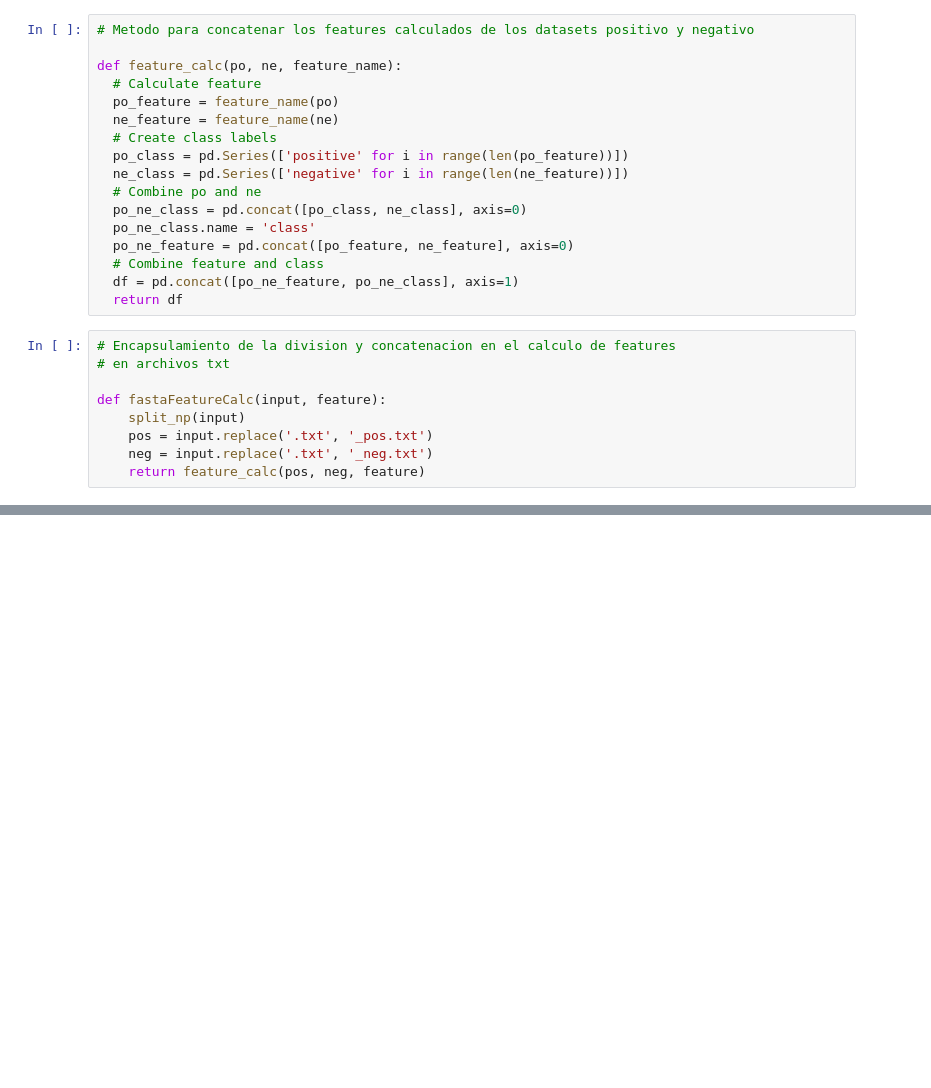
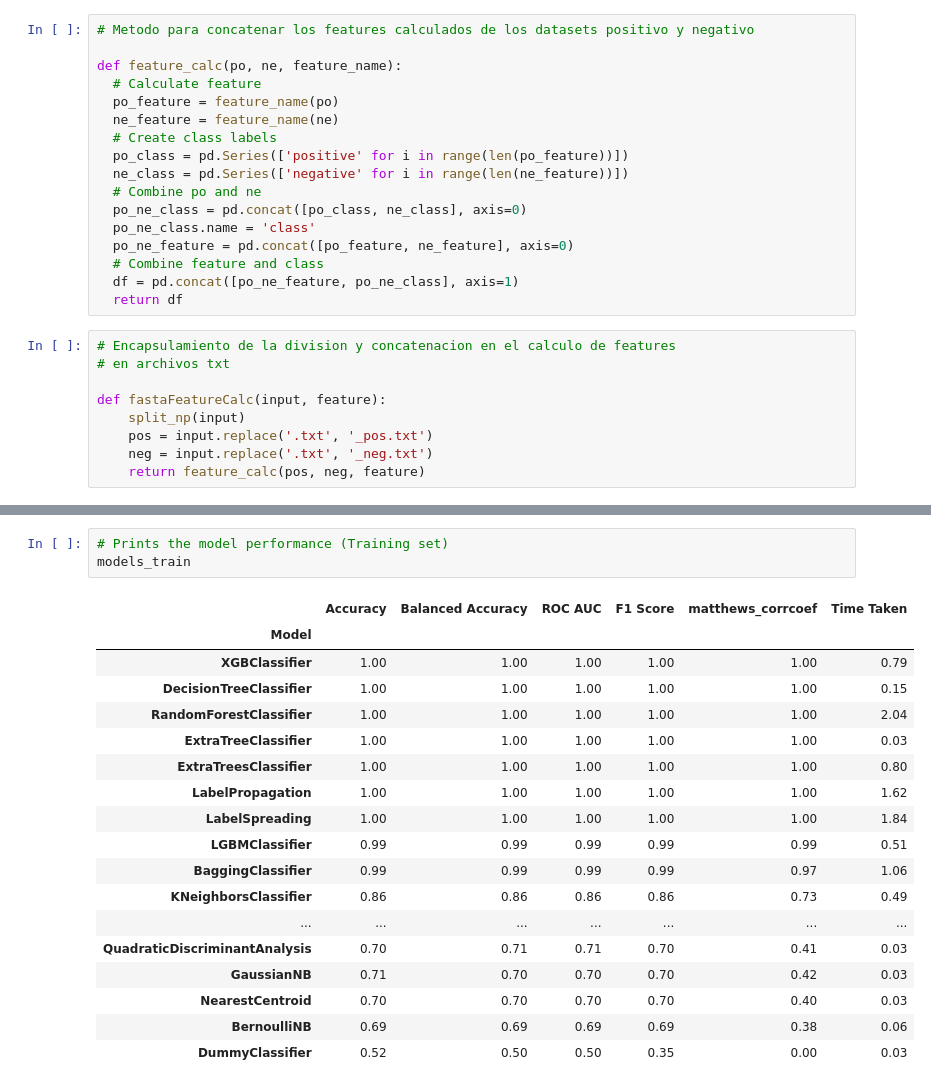
Before and after one commit to chrislara01/AMP, a Jupyter notebook: proc.ipynb, the cells around one changed output, grey strips where cells are left out. Drawn from its saved outputs; the diff is of its cells as text; blank space fills up the shorter version.

```diff
--- a/proc.ipynb
+++ b/proc.ipynb
@@ -227,0 +310,22 @@ def fastaFeatureCalc(input, feature):
+# %%
+# Prints the model performance (Training set)
+models_train
+# %% [output]
+|  | Accuracy | Balanced Accuracy | ROC AUC | F1 Score | matthews_corrcoef | Time Taken |
+| Model |  |  |  |  |  |  |
+| XGBClassifier | 1.00 | 1.00 | 1.00 | 1.00 | 1.00 | 0.79 |
+| DecisionTreeClassifier | 1.00 | 1.00 | 1.00 | 1.00 | 1.00 | 0.15 |
+| RandomForestClassifier | 1.00 | 1.00 | 1.00 | 1.00 | 1.00 | 2.04 |
+| ExtraTreeClassifier | 1.00 | 1.00 | 1.00 | 1.00 | 1.00 | 0.03 |
+| ExtraTreesClassifier | 1.00 | 1.00 | 1.00 | 1.00 | 1.00 | 0.80 |
+| LabelPropagation | 1.00 | 1.00 | 1.00 | 1.00 | 1.00 | 1.62 |
+| LabelSpreading | 1.00 | 1.00 | 1.00 | 1.00 | 1.00 | 1.84 |
+| LGBMClassifier | 0.99 | 0.99 | 0.99 | 0.99 | 0.99 | 0.51 |
+| BaggingClassifier | 0.99 | 0.99 | 0.99 | 0.99 | 0.97 | 1.06 |
+| KNeighborsClassifier | 0.86 | 0.86 | 0.86 | 0.86 | 0.73 | 0.49 |
+| ... | ... | ... | ... | ... | ... | ... |
+| QuadraticDiscriminantAnalysis | 0.70 | 0.71 | 0.71 | 0.70 | 0.41 | 0.03 |
+| GaussianNB | 0.71 | 0.70 | 0.70 | 0.70 | 0.42 | 0.03 |
+| NearestCentroid | 0.70 | 0.70 | 0.70 | 0.70 | 0.40 | 0.03 |
+| BernoulliNB | 0.69 | 0.69 | 0.69 | 0.69 | 0.38 | 0.06 |
+| DummyClassifier | 0.52 | 0.50 | 0.50 | 0.35 | 0.00 | 0.03 |
```
Also changed, not shown: parts of 25 cells of this notebook.
